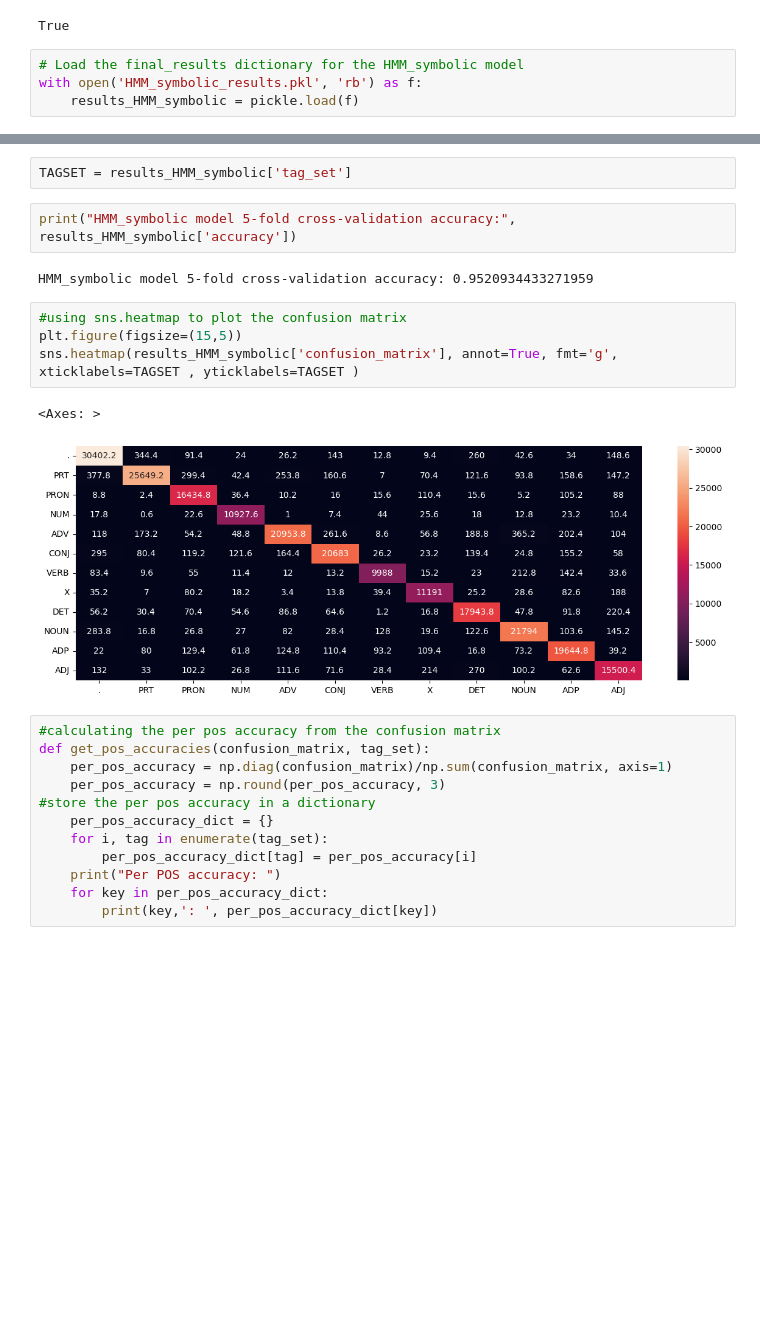
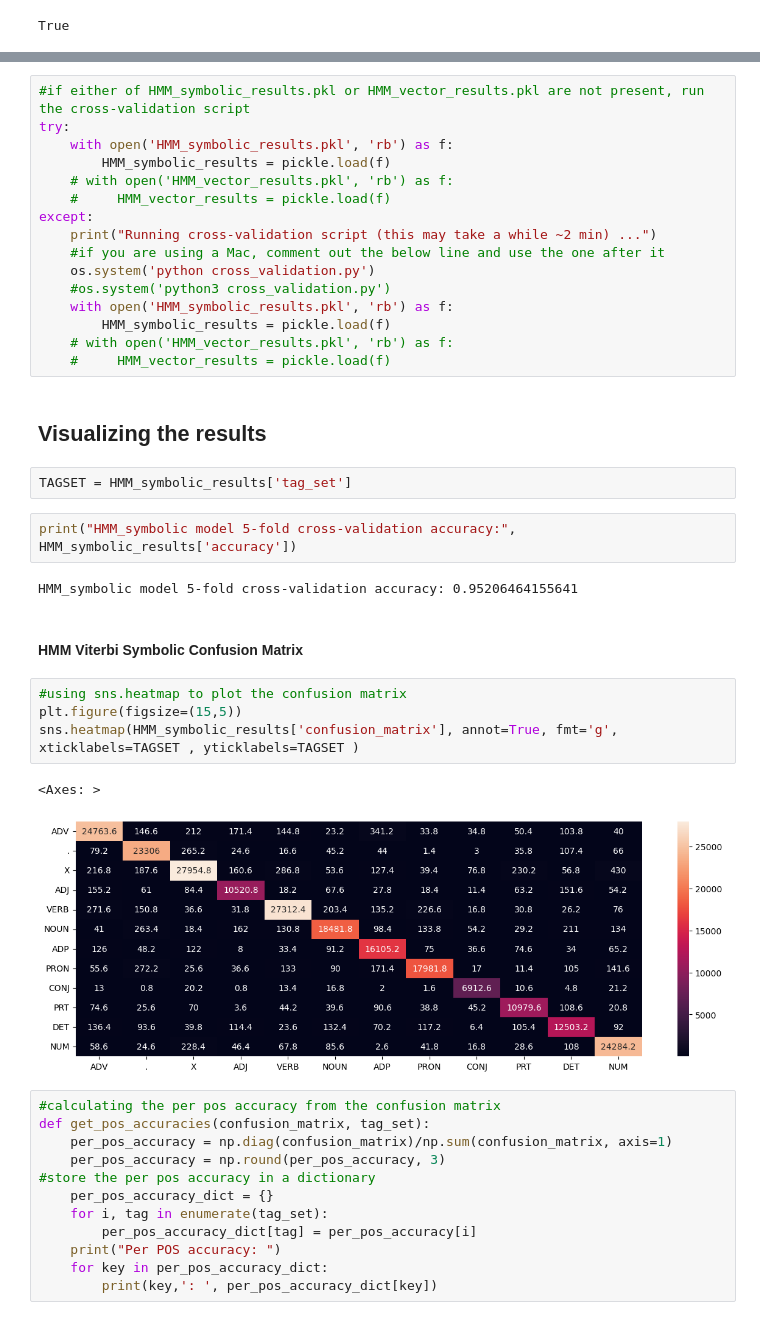
Before and after one commit to Pulkit-m/HMM_pos_tagger, a Jupyter notebook: HMM/Results.ipynb, the cells around one changed output, grey strips where cells are left out. Cells and saved outputs as stored; diff of their text form; blank space fills up the shorter version.

```diff
--- a/HMM/Results.ipynb
+++ b/HMM/Results.ipynb
@@ -15,7 +22,3 @@ nltk.download('brown')
 [nltk_data]     C:\Users\shubh\AppData\Roaming\nltk_data...
 [nltk_data]   Package brown is already up-to-date!
 True
-# %%
-# Load the final_results dictionary for the HMM_symbolic model
-with open('HMM_symbolic_results.pkl', 'rb') as f:
-    results_HMM_symbolic = pickle.load(f)
@@ -22,16 +32,36 @@ with open('HMM_symbolic_results.pkl', 'rb') as f:
+# %%
+#if either of HMM_symbolic_results.pkl or HMM_vector_results.pkl are not present, run the cross-validation script
+try:
+    with open('HMM_symbolic_results.pkl', 'rb') as f:
+        HMM_symbolic_results = pickle.load(f)
+    # with open('HMM_vector_results.pkl', 'rb') as f:
+    #     HMM_vector_results = pickle.load(f)
+except:
+    print("Running cross-validation script (this may take a while ~2 min) ...")
+    #if you are using a Mac, comment out the below line and use the one after it
+    os.system('python cross_validation.py')
+    #os.system('python3 cross_validation.py')
+    with open('HMM_symbolic_results.pkl', 'rb') as f:
+        HMM_symbolic_results = pickle.load(f)
+    # with open('HMM_vector_results.pkl', 'rb') as f:
+    #     HMM_vector_results = pickle.load(f)
+# %% [markdown]
+## Visualizing the results
 # %%
-TAGSET = results_HMM_symbolic['tag_set']
+TAGSET = HMM_symbolic_results['tag_set']
 # %%
-print("HMM_symbolic model 5-fold cross-validation accuracy:", results_HMM_symbolic['accuracy'])
+print("HMM_symbolic model 5-fold cross-validation accuracy:", HMM_symbolic_results['accuracy'])
 # %% [output]
-HMM_symbolic model 5-fold cross-validation accuracy: 0.9520934433271959
+HMM_symbolic model 5-fold cross-validation accuracy: 0.95206464155641
+# %% [markdown]
+#### HMM Viterbi Symbolic Confusion Matrix
 # %%
 #using sns.heatmap to plot the confusion matrix
 plt.figure(figsize=(15,5))
-sns.heatmap(results_HMM_symbolic['confusion_matrix'], annot=True, fmt='g', xticklabels=TAGSET , yticklabels=TAGSET )
+sns.heatmap(HMM_symbolic_results['confusion_matrix'], annot=True, fmt='g', xticklabels=TAGSET , yticklabels=TAGSET )
 # %% [output]
 <Axes: >
-[figure, old version]
+[figure, new version]
 # %%
 #calculating the per pos accuracy from the confusion matrix
 def get_pos_accuracies(confusion_matrix, tag_set):
```
Also changed, not shown: parts of 12 cells of this notebook, 2 other files.
